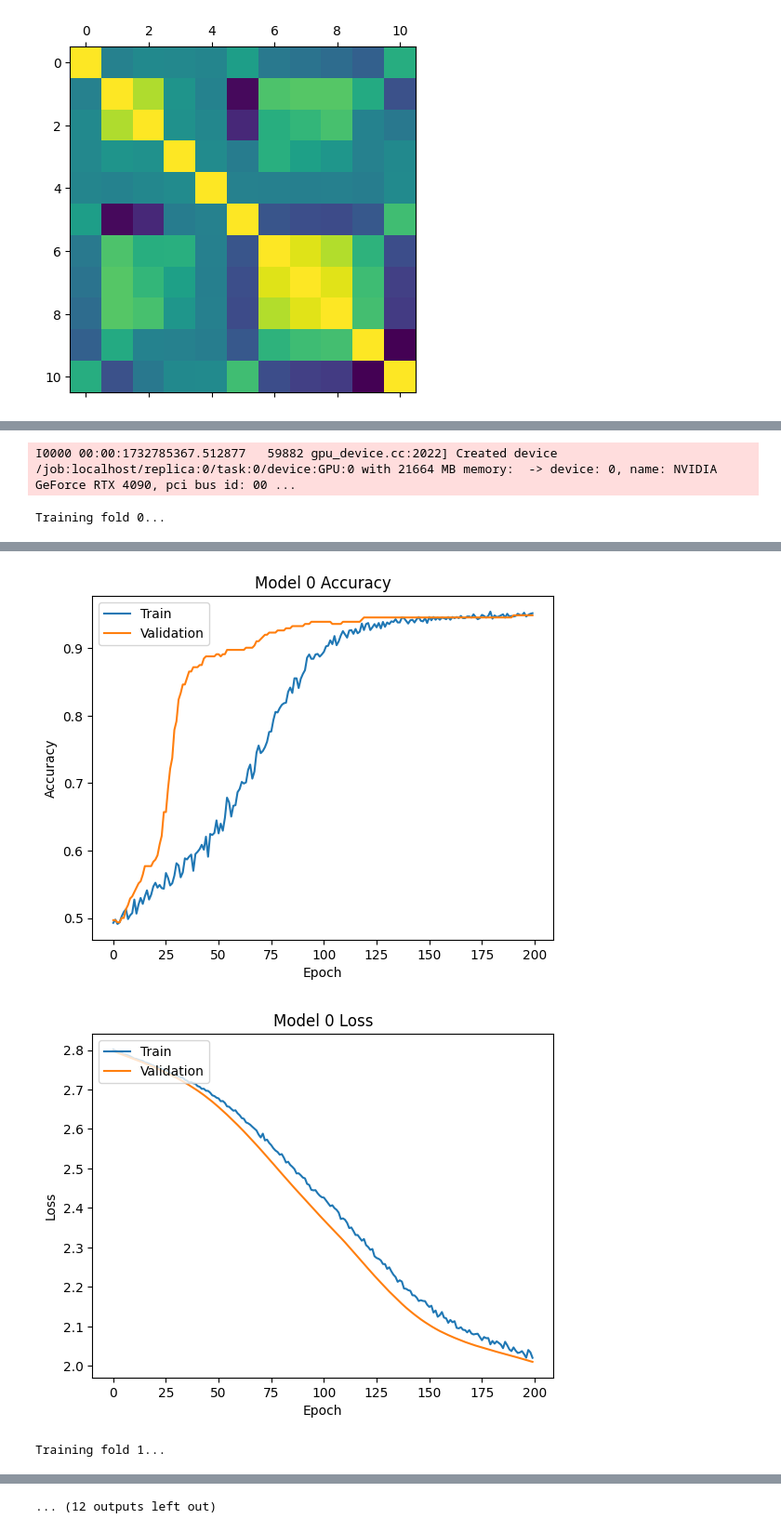
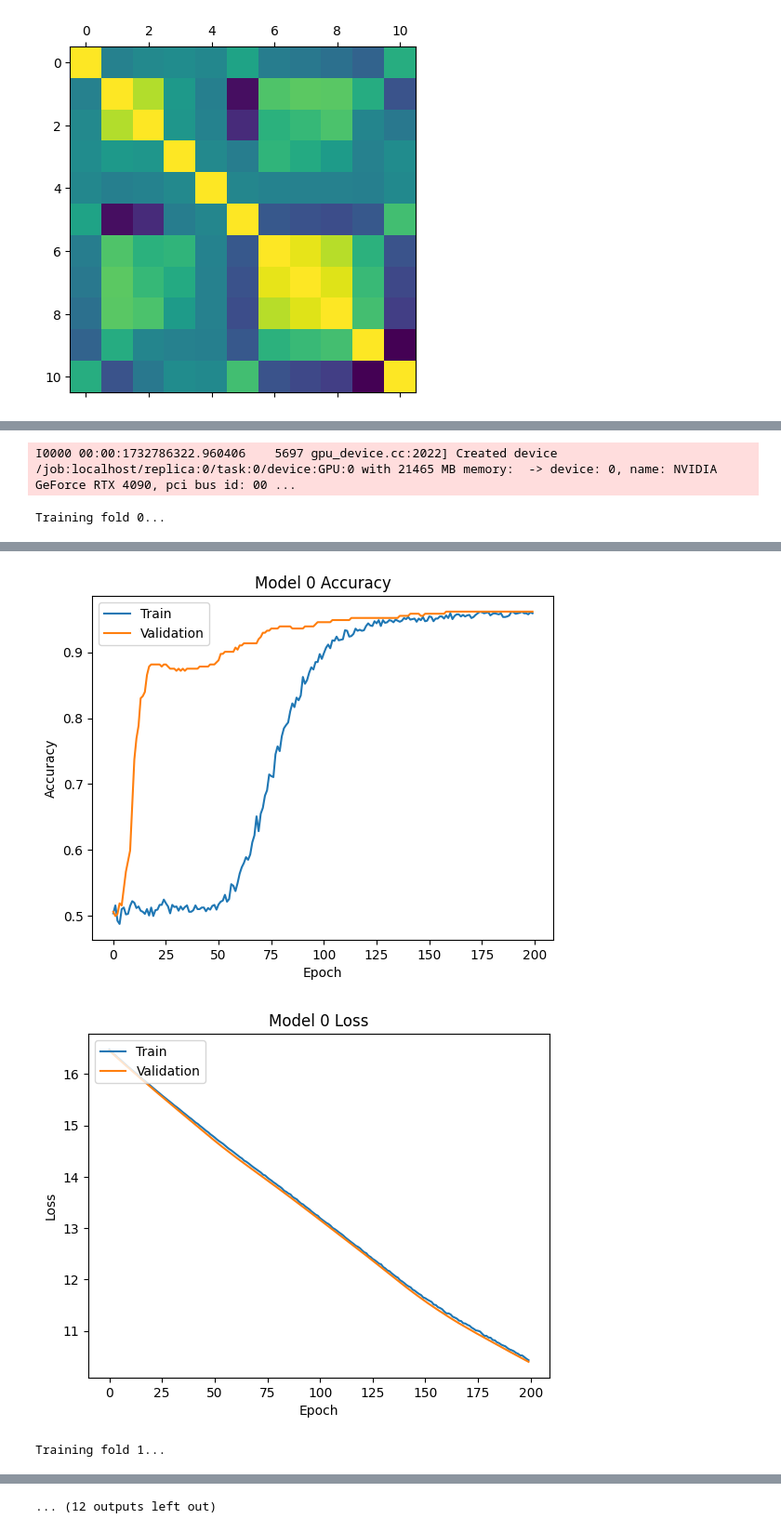
Before and after one commit to arsereg/PIA-02, a Jupyter notebook: model_generation.ipynb, the cells around one changed output, grey strips where cells are left out. Shown at 93% size. Drawn from its saved outputs; the diff is of its cells as text; code cells hidden in the pictures.

```diff
--- a/model_generation.ipynb
+++ b/model_generation.ipynb
@@ -159,6 +167,10 @@ def create_model():
 
     model = Sequential([
         Input(shape=(X_train.shape[1],)),
+        Dense(8192, activation='relu', kernel_regularizer=l1_regulizer),
+        Dropout(0.7),
+        Dense(4096, activation='relu', kernel_regularizer=l2_regulizer),
+        Dropout(0.6),
         Dense(2048, activation='relu', kernel_regularizer=l1_regulizer),
         Dropout(0.5),
         Dense(1024, activation='relu', kernel_regularizer=l2_regulizer),
@@ -232,6 +244,6 @@ for fold, (train_index, test_index) in enumerate(skf.split(X_train, y_train)):
     plt.show()
     i += 1
 # %% [output]
-I0000 00:00:1732785367.512877   59882 gpu_device.cc:2022] Created device /job:localhost/replica:0/task:0/device:GPU:0 with 21664 MB memory:  -> device: 0, name: NVIDIA GeForce RTX 4090, pci bus id: 00 ...
+I0000 00:00:1732786322.960406    5697 gpu_device.cc:2022] Created device /job:localhost/replica:0/task:0/device:GPU:0 with 21465 MB memory:  -> device: 0, name: NVIDIA GeForce RTX 4090, pci bus id: 00 ...
 Training fold 0...
 WARNING: All log messages before absl::InitializeLog() is called are written to STDERR
@@ -279,3 +299,3 @@ weighted avg       0.95      0.95      0.95       312
-[figure, old version]
+[figure, new version]
-[figure, old version]
+[figure, new version]
 Training fold 1...
```
Also changed, not shown: parts of 4 cells of this notebook, 5 other files.
